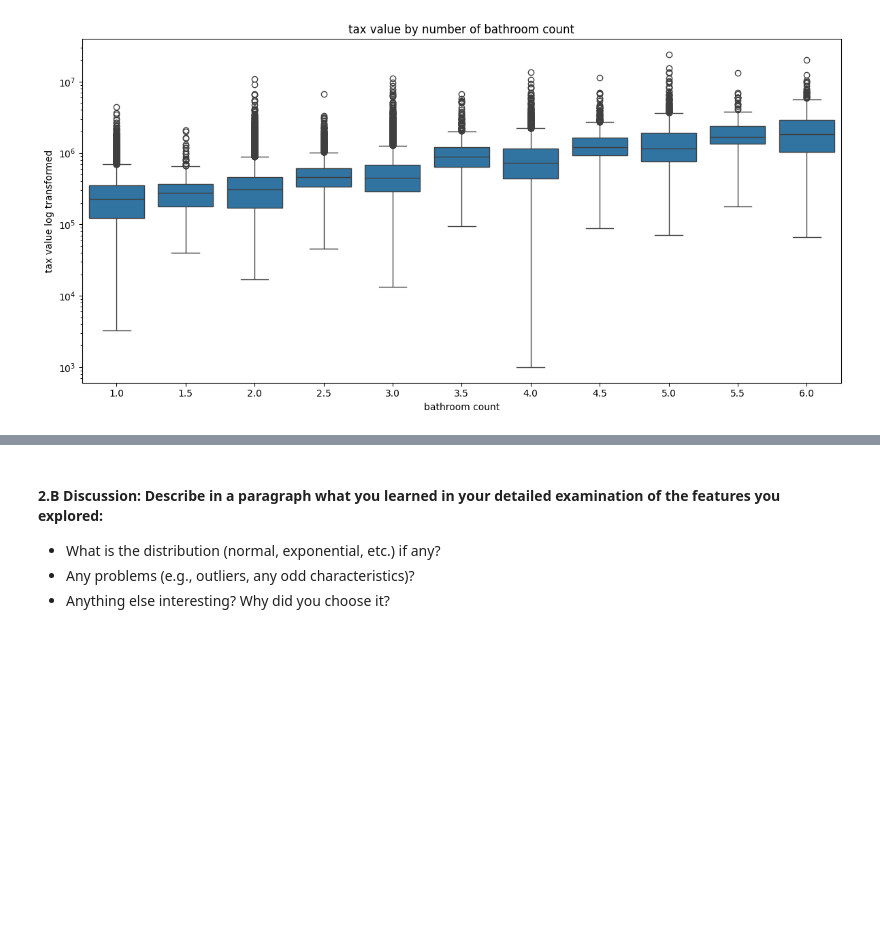
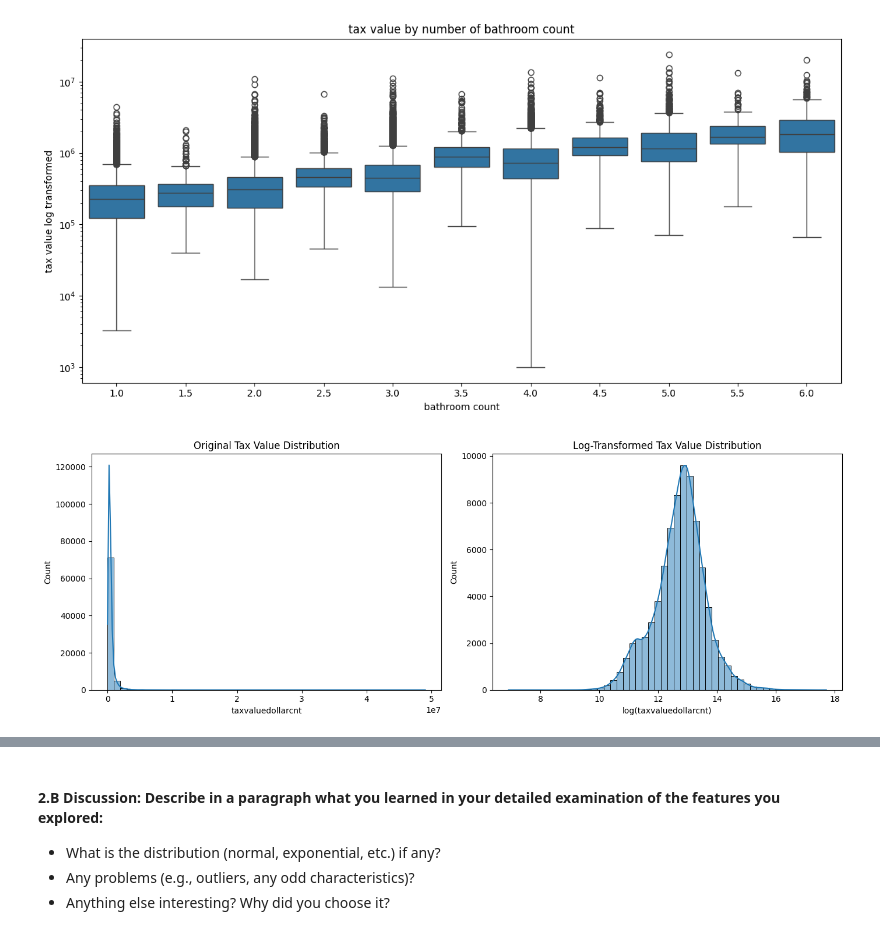
Before and after one commit to kwzhou23/DX603---Milestone-01, a Jupyter notebook: Milestone_01.ipynb, the cells around one changed output, grey strips where cells are left out. Cells and saved outputs as stored; diff of their text form; code cells hidden in the pictures; blank space fills up the shorter version.

```diff
--- a/Milestone_01.ipynb
+++ b/Milestone_01.ipynb
@@ -266,3 +287,24 @@ plt.tight_layout()
 plt.show()
 # %% [output]
 [figure]
+# %%
+
+# log-transform
+df['log_taxvalue'] = np.log1p(df['taxvaluedollarcnt'])
+
+fig, axes = plt.subplots(1, 2, figsize=(14, 5))
+
+# original distribution of target
+sns.histplot(df['taxvaluedollarcnt'], bins=50, kde=True, ax=axes[0])
+axes[0].set_title('Original Tax Value Distribution')
+axes[0].set_xlabel('taxvaluedollarcnt')
+
+# log-transformed distribution
+sns.histplot(df['log_taxvalue'], bins=50, kde=True, ax=axes[1])
+axes[1].set_title('Log-Transformed Tax Value Distribution')
+axes[1].set_xlabel('log(taxvaluedollarcnt)')
+
+plt.tight_layout()
+plt.show()
+# %% [output]
+[figure, added]
```
Also changed, not shown: parts of 4 cells of this notebook.
